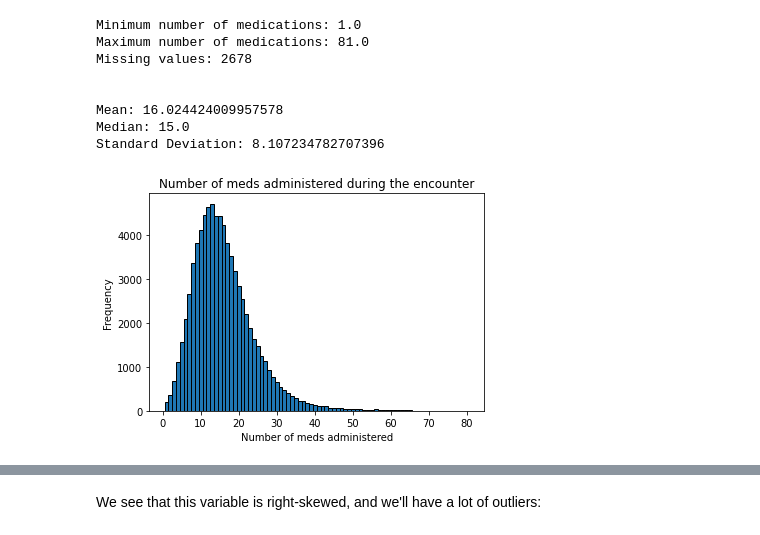
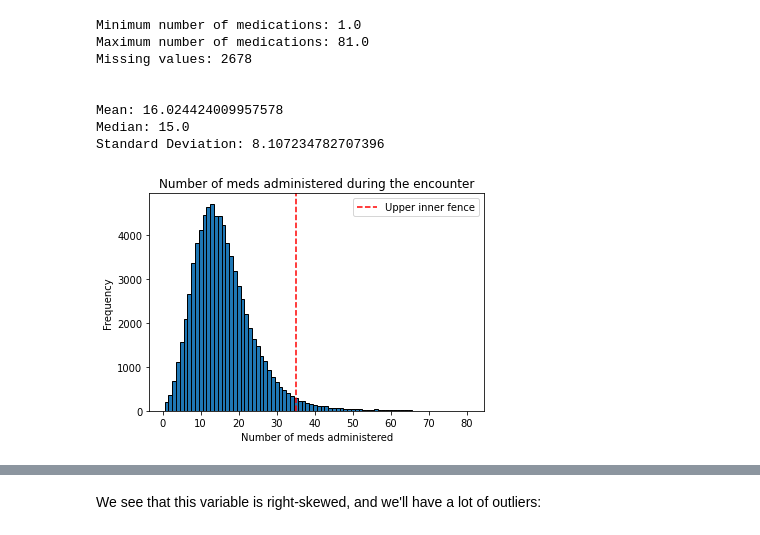
Before and after one commit to Pedro-Gomes-95/capstone_project, a Jupyter notebook: Exploratory Data Analysis (EDA).ipynb, the cells around one changed output, grey strips where cells are left out. Cells and saved outputs as stored; diff of their text form; code cells hidden in the pictures.

```diff
--- a/Exploratory Data Analysis (EDA).ipynb
+++ b/Exploratory Data Analysis (EDA).ipynb
@@ -822,9 +1282,13 @@ Median: 15.0
 Standard Deviation: 8.107234782707396
 # %%
 df['num_medications'].plot(kind = 'hist', align = 'left', edgecolor = 'k', bins = 80)
+
+plt.axvline(35, color = 'r', linestyle = '--')
+
+plt.legend(['Upper inner fence'])
 
 plt.title('Number of meds administered during the encounter')
 plt.xlabel('Number of meds administered')
 plt.show()
 # %% [output]
-[figure, old version]
+[figure, new version]
```
Also changed, not shown: parts of 86 cells of this notebook, 17 other files.
